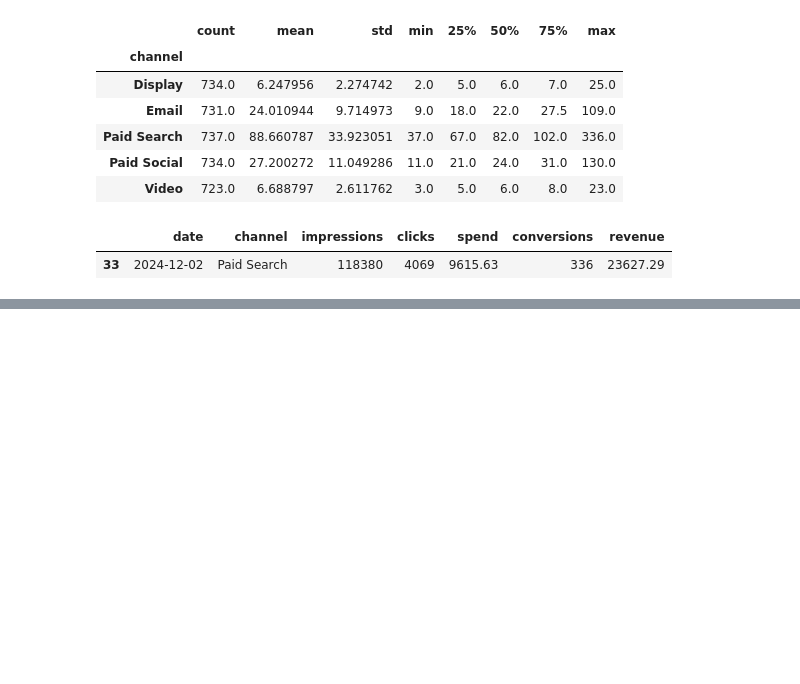
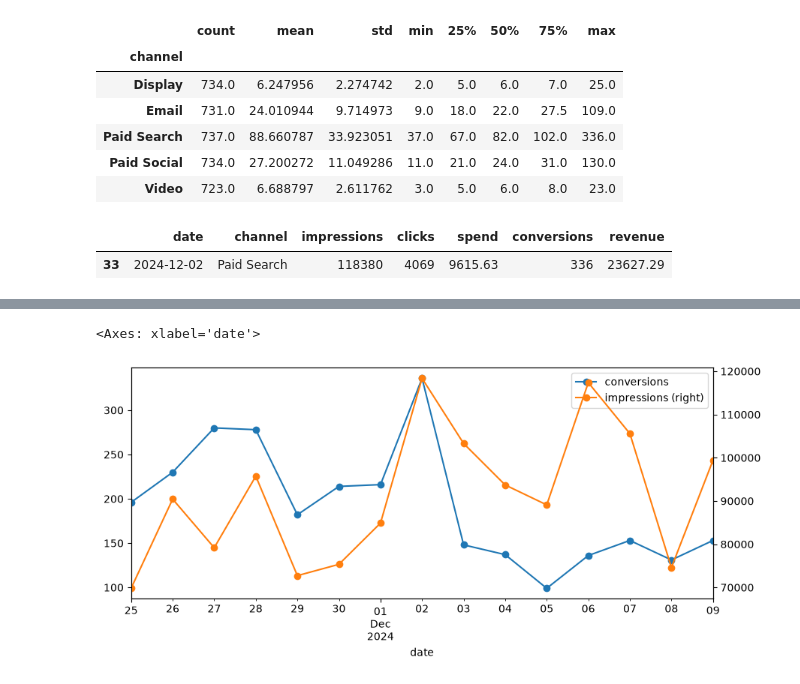
Before and after one commit to CristianBarbosaT/media-performance-forecasting, a Jupyter notebook: notebooks/01_eda_descriptiva.ipynb, the cells around one changed output, grey strips where cells are left out. Saved outputs shown, nothing was run; the diff lists cells and outputs as text; code cells hidden in the pictures; blank space fills up the shorter version.

```diff
--- a/notebooks/01_eda_descriptiva.ipynb
+++ b/notebooks/01_eda_descriptiva.ipynb
@@ -144,3 +143,4 @@ df[df['date'].str.contains('/')]
 # %%
 # convert date column from text to real datetime dtype
-df['date'] = pd.to_datetime(df['date'])
+# 'mixed' handles both YYYY-MM-DD (majority) and MM/DD/YYYY (10 rows found)
+df['date'] = pd.to_datetime(df['date'], format='mixed', dayfirst=False)
@@ -151,0 +162,14 @@ ValueError: time data "06/20/2024" doesn't match format "%Y-%m-%d". You might wa
+# %%
+# condición 1: solo canal Paid Search
+# condición 2: fecha desde 2024-11-25
+# condición 3: fecha hasta 2024-12-09
+# combinar las 3 con AND (&) -> mask_window es una Serie de True/False
+mask_window =   (df['channel'] == 'Paid Search') & \
+                (df['date'] >= '2024-11-25') &\
+                (df['date'] <= '2024-12-09')
+
+subset = df[mask_window].sort_values('date')
+subset.plot(x='date', y=['conversions', 'impressions'], kind='line', marker='o', secondary_y='impressions' ,figsize=(10,4))
+# %% [output]
+<Axes: xlabel='date'>
+[figure, added]
```
Also changed, not shown: parts of 16 cells of this notebook.
